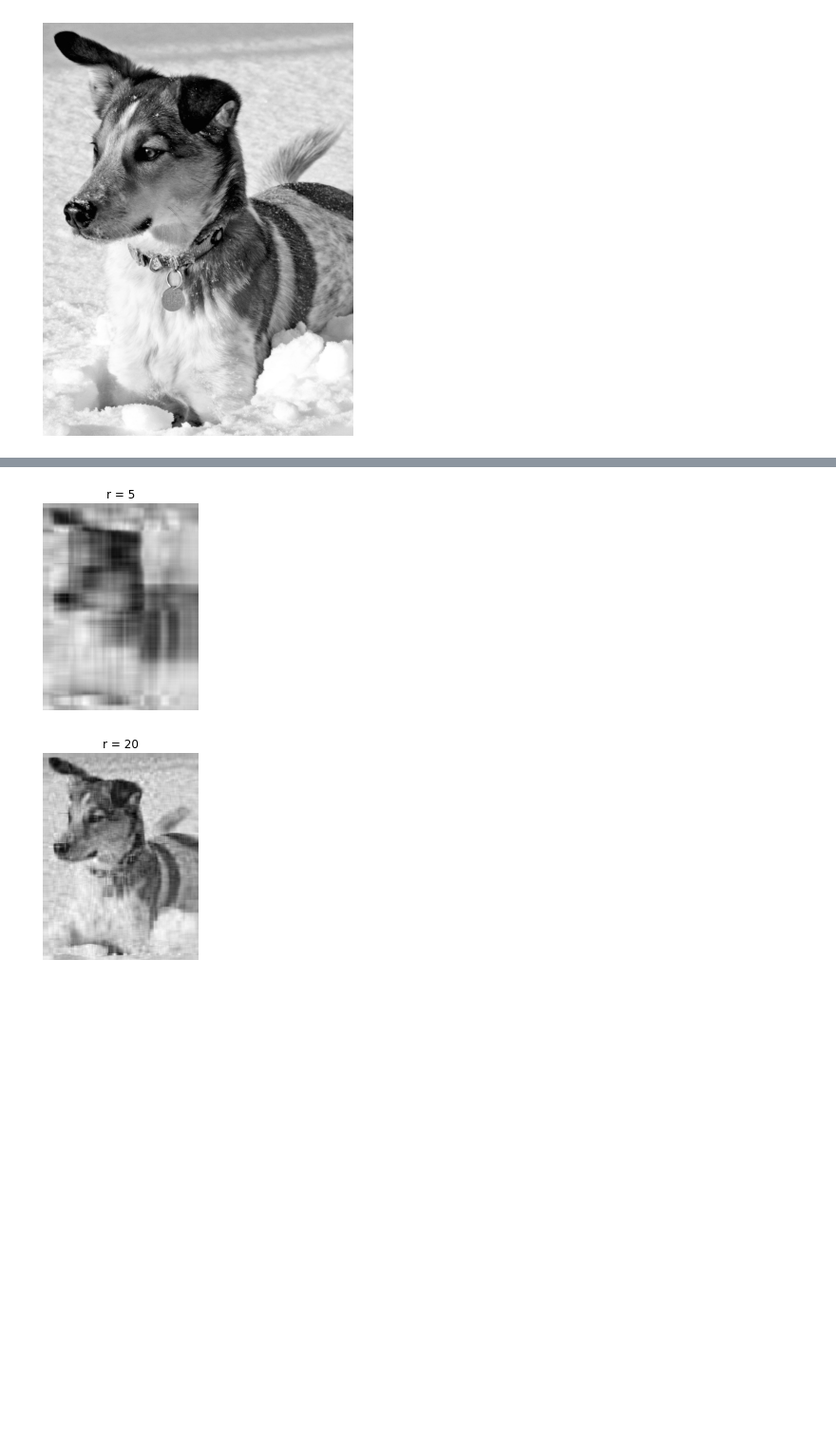
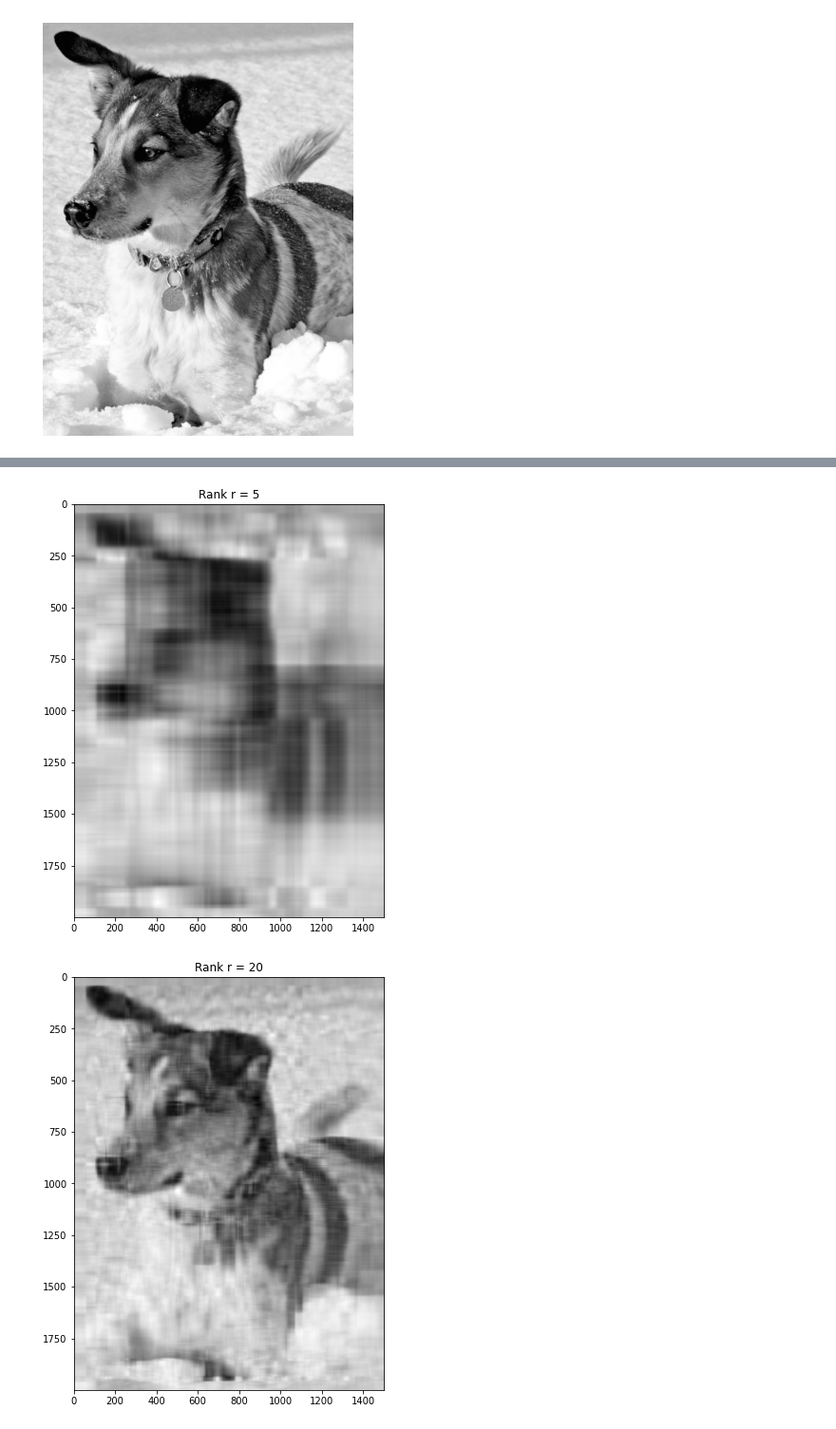
Before and after one commit to ml-ninja/Data_Driven_Science_Python_Demos, a Jupyter notebook: CH01/CH01_SEC02.ipynb, the cells around one changed output, grey strips where cells are left out. Shown at 95% size. Drawn from its saved outputs; the diff is of its cells as text; code cells hidden in the pictures; blank space fills up the shorter version.

```diff
--- a/CH01/CH01_SEC02.ipynb
+++ b/CH01/CH01_SEC02.ipynb
@@ -31,18 +19,18 @@ Data_Driven_Science_Python_Demos  sample_data
 # %%
 U, S, VT = np.linalg.svd(X,full_matrices=False)
 S = np.diag(S)
 
 j = 0
 for r in (5, 20, 100):
     # Construct approximate image
     Xapprox = U[:,:r] @ S[0:r,:r] @ VT[:r,:]
     plt.figure(j+1)
     j += 1
     img = plt.imshow(Xapprox)
     img.set_cmap('gray')
-    plt.axis('off')
-    plt.title('r = ' + str(r))
+    plt.axis('on')
+    plt.title('Rank r = ' + str(r))
     plt.show()
 # %% [output]
-[figure, old version]
+[figure, new version]
-[figure, old version]
+[figure, new version]
```
Also changed, not shown: parts of 4 cells of this notebook.
